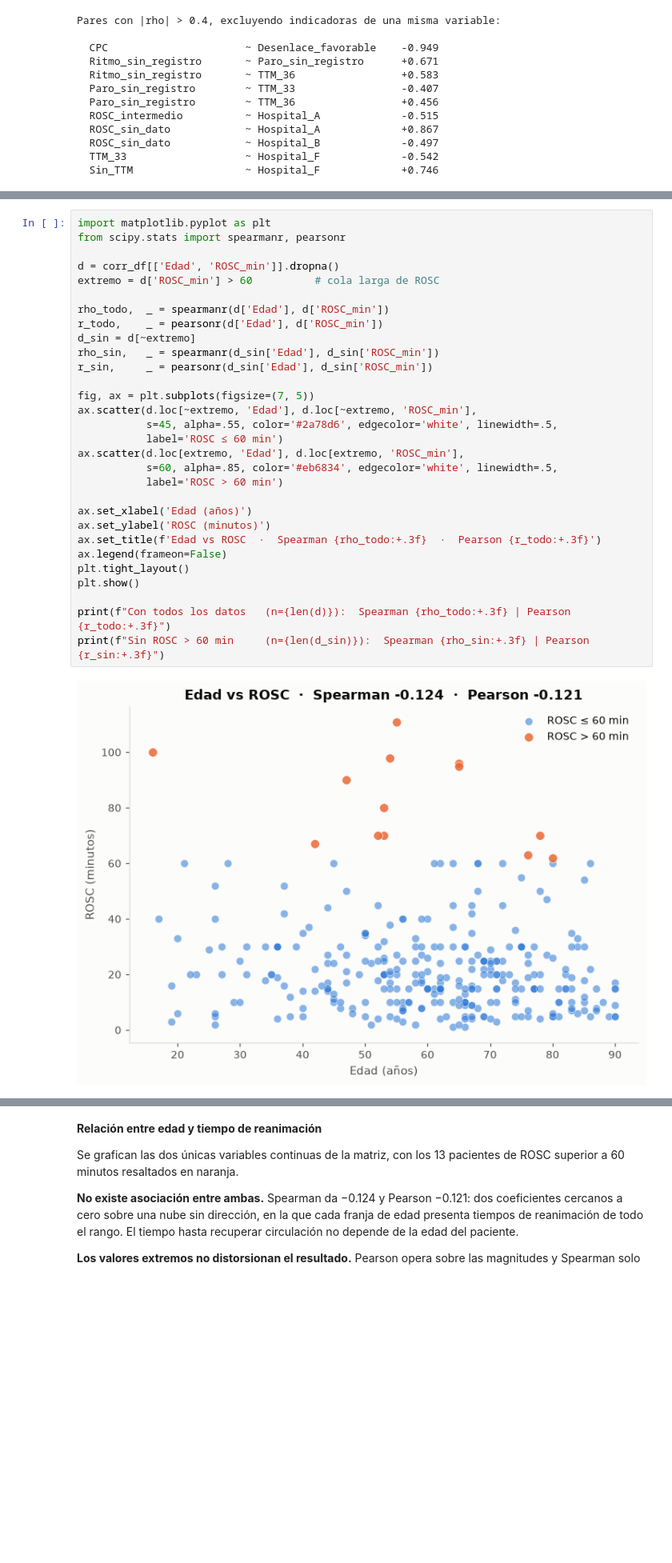
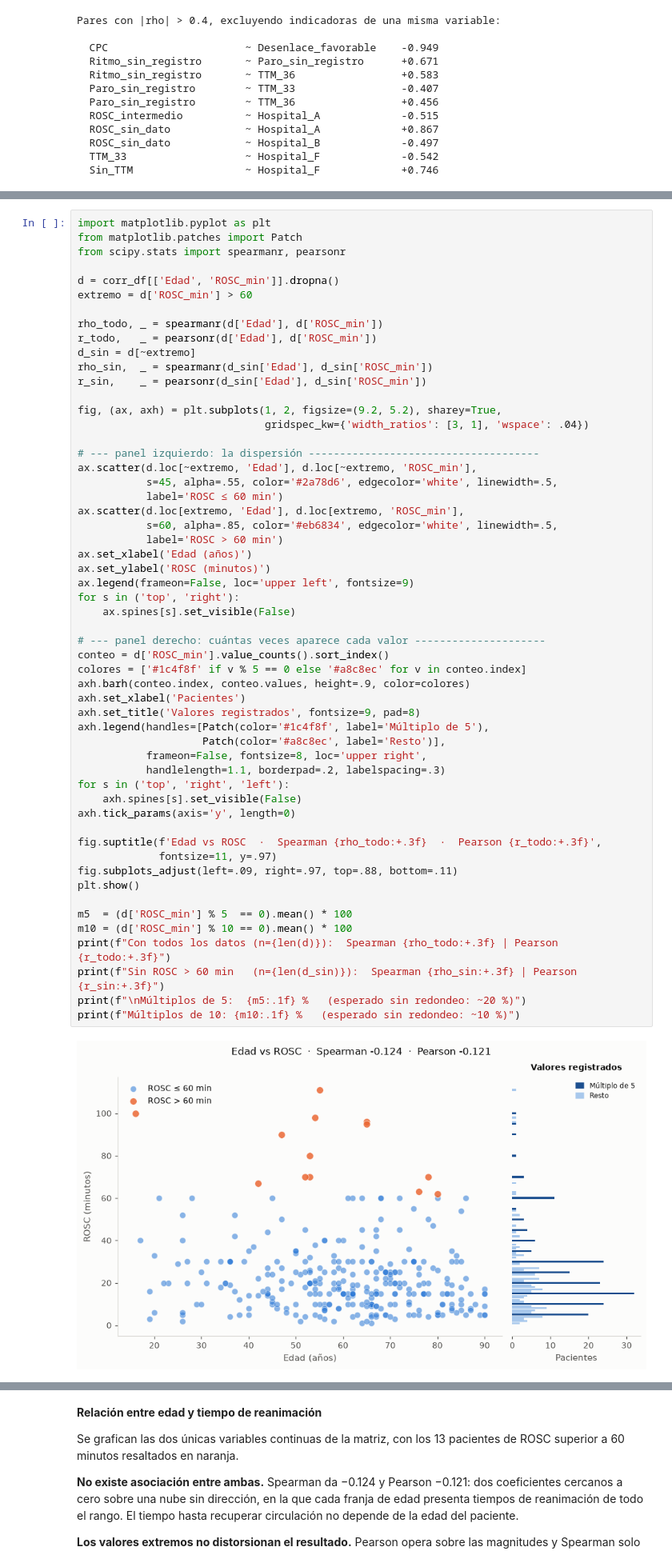
Before and after one commit to AlejandraJaramillo19/mlda-project_, a Jupyter notebook: notebooks/04_data_analysis/04_data_analysis.ipynb, the cells around one changed output, grey strips where cells are left out. Shown at 80% size. Drawn from its saved outputs; the diff is of its cells as text; blank space fills up the shorter version.

```diff
--- a/notebooks/04_data_analysis/04_data_analysis.ipynb
+++ b/notebooks/04_data_analysis/04_data_analysis.ipynb
@@ -687,33 +691,58 @@ Ninguna variable se descarta por colinealidad: las siete variables clínicas —
 `Hospital` entra al modelo como variable de control. Sin ese ajuste, el efecto del centro quedaría confundido dentro de los coeficientes de las variables clínicas.
 # %%
 import matplotlib.pyplot as plt
+from matplotlib.patches import Patch
 from scipy.stats import spearmanr, pearsonr
 
 d = corr_df[['Edad', 'ROSC_min']].dropna()
-extremo = d['ROSC_min'] > 60          # cola larga de ROSC
+extremo = d['ROSC_min'] > 60
 
-rho_todo,  _ = spearmanr(d['Edad'], d['ROSC_min'])
-r_todo,    _ = pearsonr(d['Edad'], d['ROSC_min'])
+rho_todo, _ = spearmanr(d['Edad'], d['ROSC_min'])
+r_todo,   _ = pearsonr(d['Edad'], d['ROSC_min'])
 d_sin = d[~extremo]
-rho_sin,   _ = spearmanr(d_sin['Edad'], d_sin['ROSC_min'])
-r_sin,     _ = pearsonr(d_sin['Edad'], d_sin['ROSC_min'])
+rho_sin,  _ = spearmanr(d_sin['Edad'], d_sin['ROSC_min'])
+r_sin,    _ = pearsonr(d_sin['Edad'], d_sin['ROSC_min'])
 
-fig, ax = plt.subplots(figsize=(7, 5))
+fig, (ax, axh) = plt.subplots(1, 2, figsize=(9.2, 5.2), sharey=True,
+                              gridspec_kw={'width_ratios': [3, 1], 'wspace': .04})
+
+# --- panel izquierdo: la dispersión -------------------------------------
 ax.scatter(d.loc[~extremo, 'Edad'], d.loc[~extremo, 'ROSC_min'],
            s=45, alpha=.55, color='#2a78d6', edgecolor='white', linewidth=.5,
            label='ROSC ≤ 60 min')
 ax.scatter(d.loc[extremo, 'Edad'], d.loc[extremo, 'ROSC_min'],
            s=60, alpha=.85, color='#eb6834', edgecolor='white', linewidth=.5,
            label='ROSC > 60 min')
-
 ax.set_xlabel('Edad (años)')
 ax.set_ylabel('ROSC (minutos)')
-ax.set_title(f'Edad vs ROSC  ·  Spearman {rho_todo:+.3f}  ·  Pearson {r_todo:+.3f}')
-ax.legend(frameon=False)
-plt.tight_layout()
+ax.legend(frameon=False, loc='upper left', fontsize=9)
+for s in ('top', 'right'):
+    ax.spines[s].set_visible(False)
+
+# --- panel derecho: cuántas veces aparece cada valor ---------------------
+conteo = d['ROSC_min'].value_counts().sort_index()
+colores = ['#1c4f8f' if v % 5 == 0 else '#a8c8ec' for v in conteo.index]
+axh.barh(conteo.index, conteo.values, height=.9, color=colores)
+axh.set_xlabel('Pacientes')
+axh.set_title('Valores registrados', fontsize=9, pad=8)
+axh.legend(handles=[Patch(color='#1c4f8f', label='Múltiplo de 5'),
+                    Patch(color='#a8c8ec', label='Resto')],
+           frameon=False, fontsize=8, loc='upper right',
+           handlelength=1.1, borderpad=.2, labelspacing=.3)
+for s in ('top', 'right', 'left'):
+    axh.spines[s].set_visible(False)
+axh.tick_params(axis='y', length=0)
+
+fig.suptitle(f'Edad vs ROSC  ·  Spearman {rho_todo:+.3f}  ·  Pearson {r_todo:+.3f}',
+             fontsize=11, y=.97)
+fig.subplots_adjust(left=.09, right=.97, top=.88, bottom=.11)
 plt.show()
 
-print(f"Con todos los datos   (n={len(d)}):  Spearman {rho_todo:+.3f} | Pearson {r_todo:+.3f}")
-print(f"Sin ROSC > 60 min     (n={len(d_sin)}):  Spearman {rho_sin:+.3f} | Pearson {r_sin:+.3f}")
+m5  = (d['ROSC_min'] % 5  == 0).mean() * 100
+m10 = (d['ROSC_min'] % 10 == 0).mean() * 100
+print(f"Con todos los datos (n={len(d)}):  Spearman {rho_todo:+.3f} | Pearson {r_todo:+.3f}")
+print(f"Sin ROSC > 60 min   (n={len(d_sin)}):  Spearman {rho_sin:+.3f} | Pearson {r_sin:+.3f}")
+print(f"\nMúltiplos de 5:  {m5:.1f} %   (esperado sin redondeo: ~20 %)")
+print(f"Múltiplos de 10: {m10:.1f} %   (esperado sin redondeo: ~10 %)")
 # %% [output]
-[figure, old version]
+[figure, new version]
```
Also changed, not shown: parts of 16 cells of this notebook.
